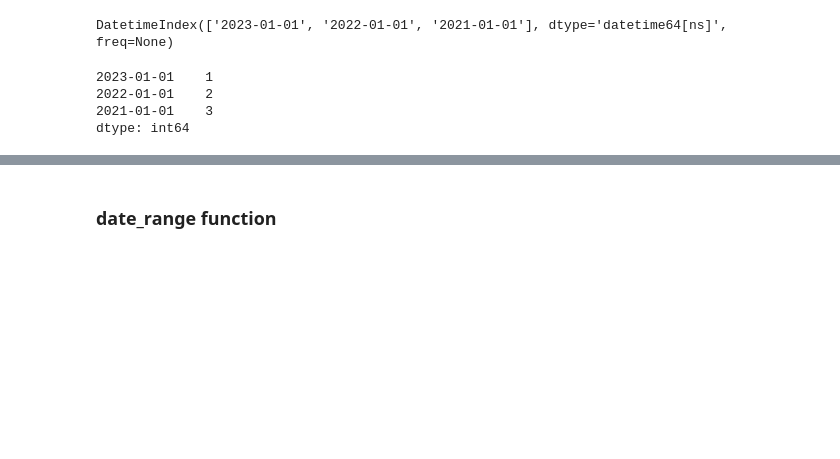
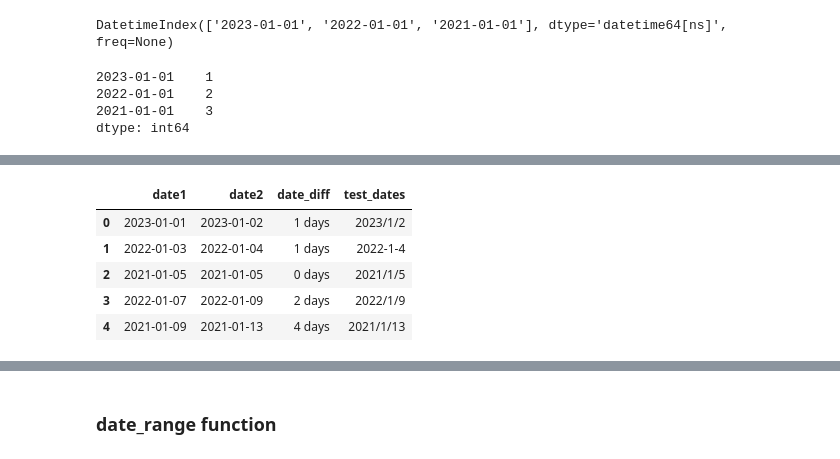
Before and after one commit to sudama-inc/EDA-with-Pandas-and-Numpy, a Jupyter notebook: pandas_date_and_time.ipynb, the cells around one changed output, grey strips where cells are left out. Cells and saved outputs as stored; diff of their text form; code cells hidden in the pictures; blank space fills up the shorter version.

```diff
--- a/pandas_date_and_time.ipynb
+++ b/pandas_date_and_time.ipynb
@@ -110,0 +150,4 @@ dtype: int64
+# %%
+  # using python datetime object
+mt = pd.DatetimeIndex([dt.date(2023,1,1),dt.date(2022,1,3),dt.date(2021,1,5),dt.date(2022,1,7),dt.date(2021,1,9)])
+gt = pd.DatetimeIndex(['2023/1/2', '2022-1-4', '2021/1/5', '2022/1/9', '2021/1/13'])
@@ -110,0 +165,10 @@ dtype: int64
+# %%
+df['test_dates'] = ['2023/1/2', '2022-1-4', '2021/1/5', '2022/1/9', '2021/1/13']
+df
+# %% [output]
+|  | date1 | date2 | date_diff | test_dates |
+| 0 | 2023-01-01 | 2023-01-02 | 1 days | 2023/1/2 |
+| 1 | 2022-01-03 | 2022-01-04 | 1 days | 2022-1-4 |
+| 2 | 2021-01-05 | 2021-01-05 | 0 days | 2021/1/5 |
+| 3 | 2022-01-07 | 2022-01-09 | 2 days | 2022/1/9 |
+| 4 | 2021-01-09 | 2021-01-13 | 4 days | 2021/1/13 |
```
Also changed, not shown: parts of 11 cells of this notebook.
